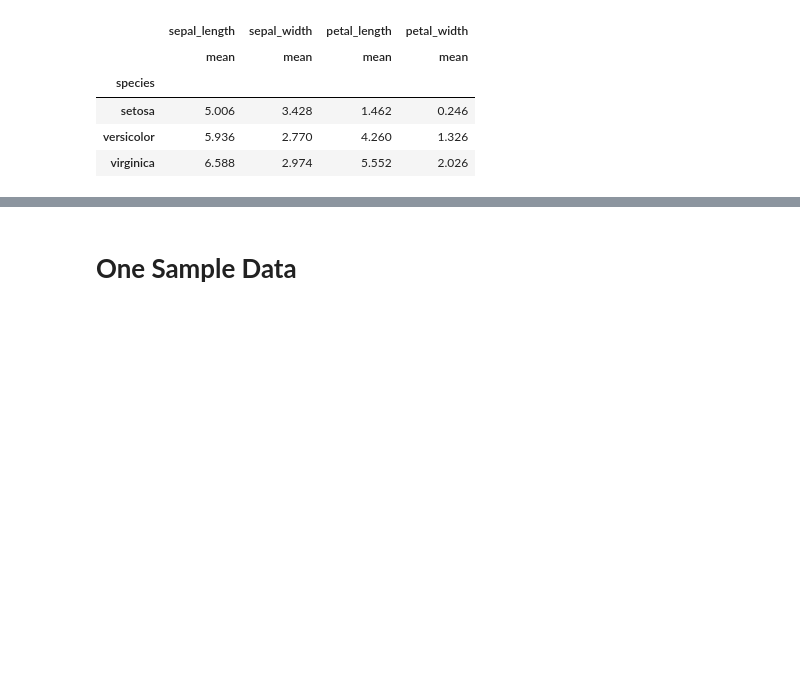
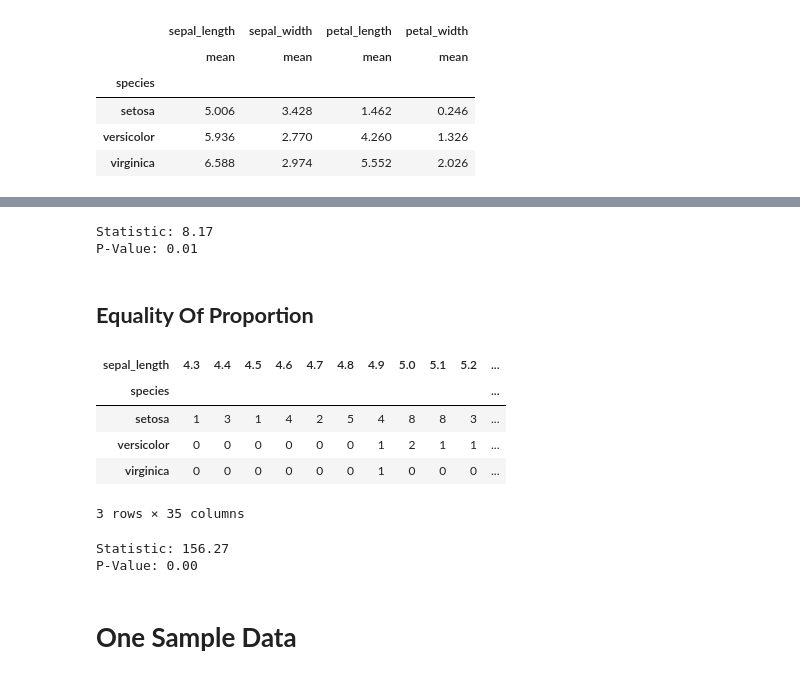
Before and after one commit to akshayyewle/Statistical-Analysis, a Jupyter notebook: 03 Statistical Tests With Python/Python Notebook.ipynb, the cells around one changed output, grey strips where cells are left out. Cells and saved outputs as stored; diff of their text form; code cells hidden in the pictures; blank space fills up the shorter version.

```diff
--- a/03 Statistical Tests With Python/Python Notebook.ipynb
+++ b/03 Statistical Tests With Python/Python Notebook.ipynb
@@ -55,2 +128,40 @@ iris.groupby('species').agg(['mean'])
+# %%
+from scipy.stats import levene
+
+sample01 = iris[iris['species']=='setosa']['sepal_length']
+sample02 = iris[iris['species']=='versicolor']['sepal_length']
+
+# Test the equality of variance
+statistic, p_value = levene(sample01, sample02)
+
+# Print the results
+print("Statistic: {:.2f}".format(statistic))
+print("P-Value: {:.2f}".format(p_value))
+# %% [output]
+Statistic: 8.17
+P-Value: 0.01
+# %% [markdown]
+## **Equality Of Proportion**
+# %%
+pd.crosstab(iris['species'], iris['sepal_length'])
+# %% [output]
+| sepal_length | 4.3 | 4.4 | 4.5 | 4.6 | 4.7 | 4.8 | 4.9 | 5.0 | 5.1 | 5.2 | ... |
+| species |  |  |  |  |  |  |  |  |  |  | ... |
+| setosa | 1 | 3 | 1 | 4 | 2 | 5 | 4 | 8 | 8 | 3 | ... |
+| versicolor | 0 | 0 | 0 | 0 | 0 | 0 | 1 | 2 | 1 | 1 | ... |
+| virginica | 0 | 0 | 0 | 0 | 0 | 0 | 1 | 0 | 0 | 0 | ... |
+3 rows × 35 columns
+# %%
+from scipy.stats import chi2_contingency
+
+# Perform the Chi-Squared Test
+statistic, p_value, dof, expected = chi2_contingency(pd.crosstab(iris['species'], iris['sepal_length']))
+
+# Print the results
+print("Statistic: {:.2f}".format(statistic))
+print("P-Value: {:.2f}".format(p_value))
+# %% [output]
+Statistic: 156.27
+P-Value: 0.00
 # %% [markdown]
 # **One Sample Data**
```
Also changed, not shown: parts of 16 cells of this notebook.
